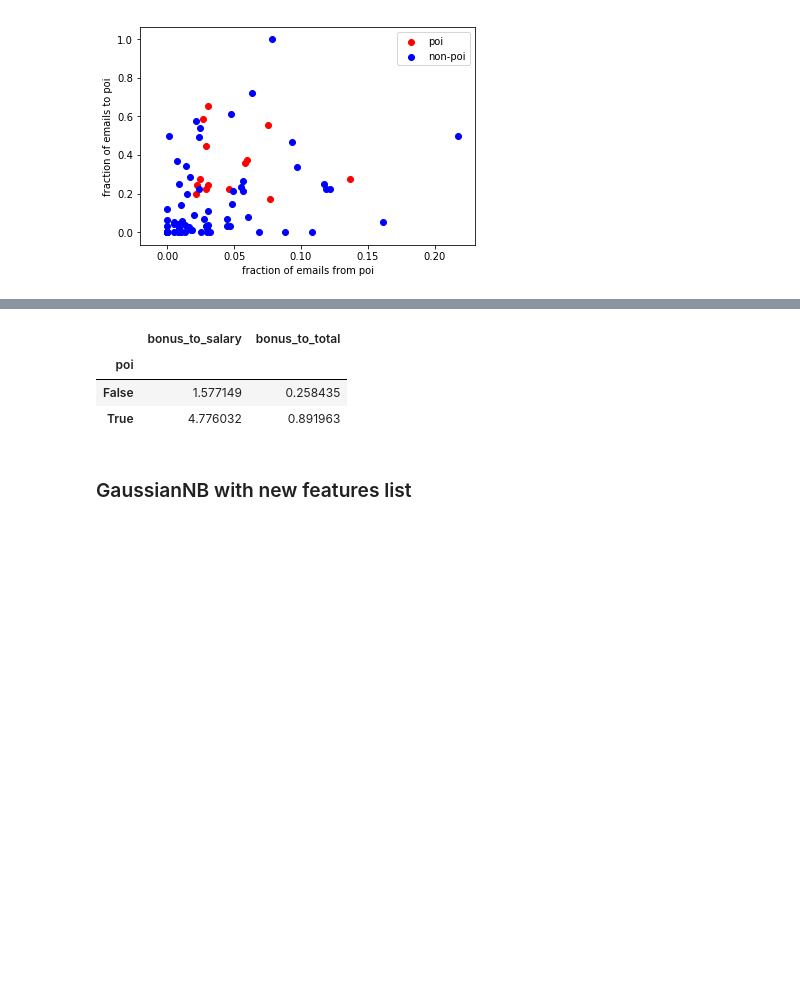
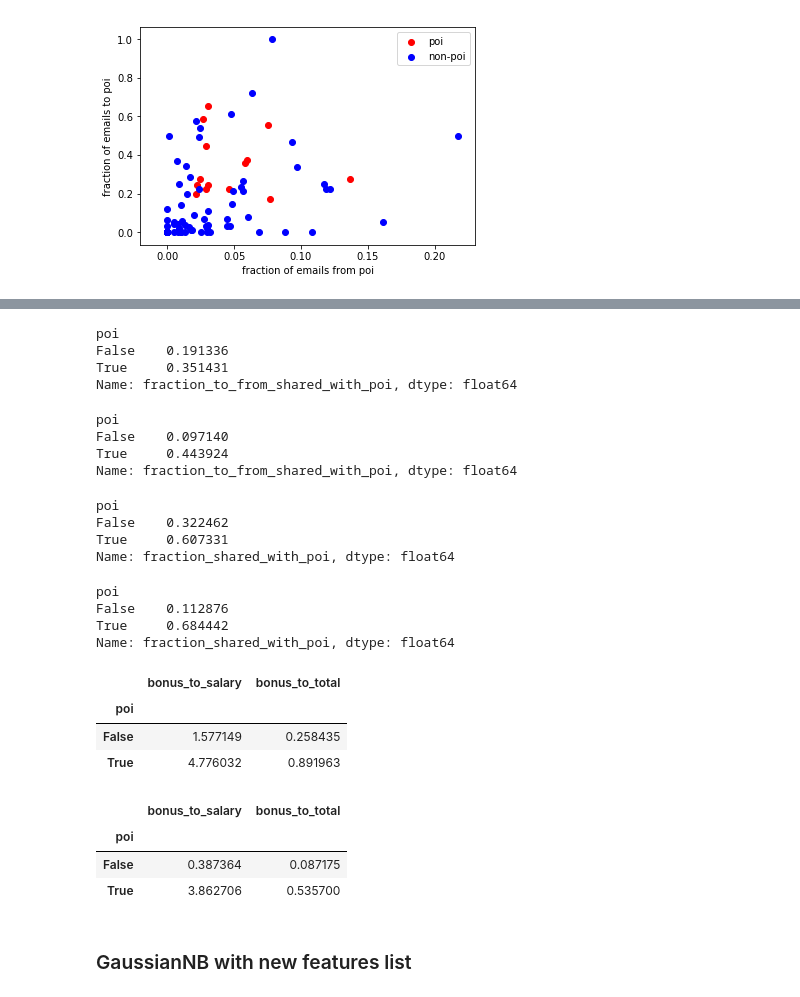
Before and after one commit to marty-vanhoof/Identifying_Fraud_from_Enron_Data, a Jupyter notebook: enron_report.ipynb, the cells around one changed output, grey strips where cells are left out. Saved outputs shown, nothing was run; the diff lists cells and outputs as text; code cells hidden in the pictures; blank space fills up the shorter version.

```diff
--- a/enron_report.ipynb
+++ b/enron_report.ipynb
@@ -289,18 +292,43 @@ The next feature we create is called **fraction_to_from_shared_with_poi**.  The
 # %%
 # create the new feature 'fraction_to_from_shared_with_poi'
 total = df.from_messages + df.to_messages + df.shared_receipt_with_poi
-to_from_shared = df.from_poi_to_this_person + df.from_this_person_to_poi + df.shared_receipt_with_poi
+to_from_shared = df.from_poi_to_this_person + df.from_this_person_to_poi +\
+                 df.shared_receipt_with_poi
 df['fraction_to_from_shared_with_poi'] = (to_from_shared / total).fillna(0)
+df['fraction_shared_with_poi'] = (df.shared_receipt_with_poi / df.to_messages).fillna(0)
 
 # create the new features 'bonus_to_salary' and 'bonus_to_total'
 df['bonus_to_salary'] = (df.bonus / df.salary).fillna(0)
 df['bonus_to_total'] = (df.bonus / df.total_payments).fillna(0)
-df.groupby('poi')[['bonus_to_salary', 'bonus_to_total']].mean()
+
+# look at the mean and median of these new features, grouped by non-poi/poi
+display(df.groupby('poi')[['bonus_to_salary', 'bonus_to_total']].mean())
+display(df.groupby('poi')[['bonus_to_salary', 'bonus_to_total']].median())
 # %% [output]
+poi
+False    0.191336
+True     0.351431
+Name: fraction_to_from_shared_with_poi, dtype: float64
+poi
+False    0.097140
+True     0.443924
+Name: fraction_to_from_shared_with_poi, dtype: float64
+poi
+False    0.322462
+True     0.607331
+Name: fraction_shared_with_poi, dtype: float64
+poi
+False    0.112876
+True     0.684442
+Name: fraction_shared_with_poi, dtype: float64
 |  | bonus_to_salary | bonus_to_total |
 | poi |  |  |
 | False | 1.577149 | 0.258435 |
 | True | 4.776032 | 0.891963 |
+|  | bonus_to_salary | bonus_to_total |
+| poi |  |  |
+| False | 0.387364 | 0.087175 |
+| True | 3.862706 | 0.535700 |
 # %%
 # add new features to features_list
 new_features_list = features_list + ['fraction_of_emails_to_poi',
```
Also changed, not shown: parts of 6 cells of this notebook.
